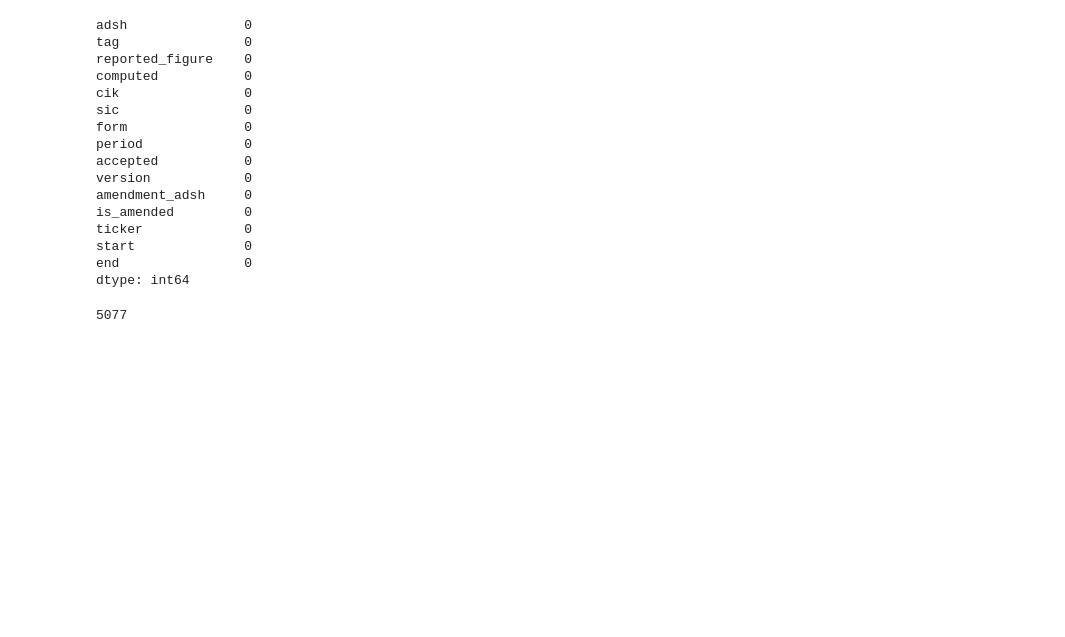
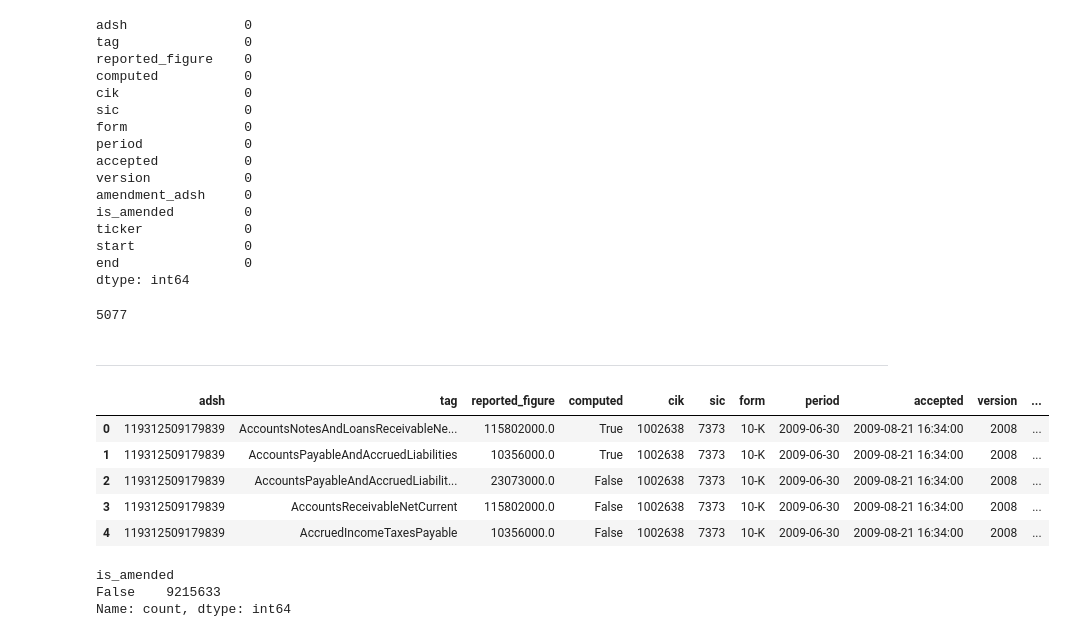
Before and after one commit to niklasko99/datascience4finance, a Jupyter notebook: explanatory_analysis/initial_analysis.ipynb, the cells around one changed output. Drawn from its saved outputs; the diff is of its cells as text; code cells hidden in the pictures; blank space fills up the shorter version.

```diff
--- a/explanatory_analysis/initial_analysis.ipynb
+++ b/explanatory_analysis/initial_analysis.ipynb
@@ -109,3 +123,22 @@ data["ticker"].nunique()
 # %%
 # Size is pretty large (>1.5gb)
 data.to_csv("../data/annual_filings.csv")
+# %% [markdown]
+-----------------------------------------
+# %%
+data = pd.read_csv("../data/annual_filings.csv")
+data.drop(columns=["Unnamed: 0"], inplace=True)
+data.head()
+# %% [output]
+|  | adsh | tag | reported_figure | computed | cik | sic | form | period | accepted | version | ... |
+| 0 | 119312509179839 | AccountsNotesAndLoansReceivableNe... | 115802000.0 | True | 1002638 | 7373 | 10-K | 2009-06-30 | 2009-08-21 16:34:00 | 2008 | ... |
+| 1 | 119312509179839 | AccountsPayableAndAccruedLiabilities | 10356000.0 | True | 1002638 | 7373 | 10-K | 2009-06-30 | 2009-08-21 16:34:00 | 2008 | ... |
+| 2 | 119312509179839 | AccountsPayableAndAccruedLiabilit... | 23073000.0 | False | 1002638 | 7373 | 10-K | 2009-06-30 | 2009-08-21 16:34:00 | 2008 | ... |
+| 3 | 119312509179839 | AccountsReceivableNetCurrent | 115802000.0 | False | 1002638 | 7373 | 10-K | 2009-06-30 | 2009-08-21 16:34:00 | 2008 | ... |
+| 4 | 119312509179839 | AccruedIncomeTaxesPayable | 10356000.0 | False | 1002638 | 7373 | 10-K | 2009-06-30 | 2009-08-21 16:34:00 | 2008 | ... |
+# %%
+data["is_amended"].value_counts()
+# %% [output]
+is_amended
+False    9215633
+Name: count, dtype: int64
```
Also changed, not shown: parts of 19 cells of this notebook.
